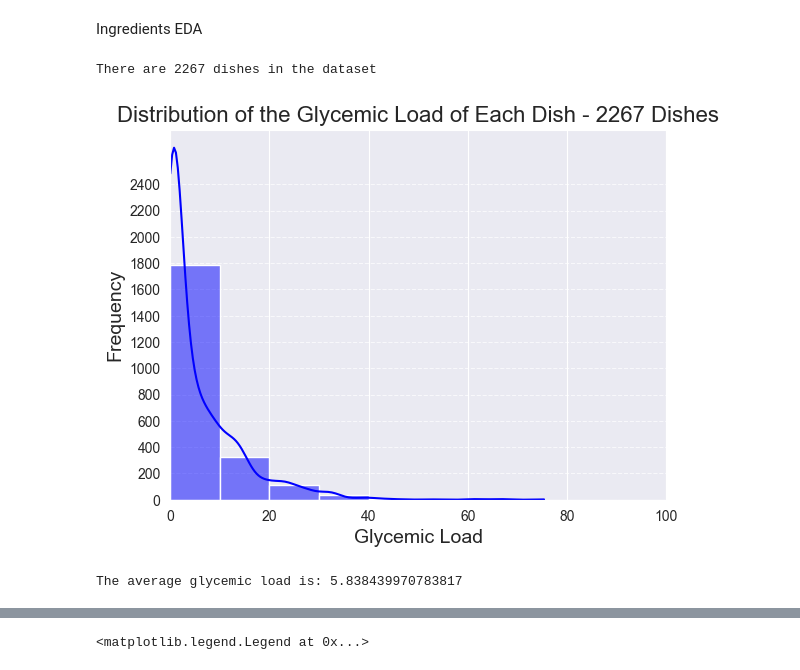
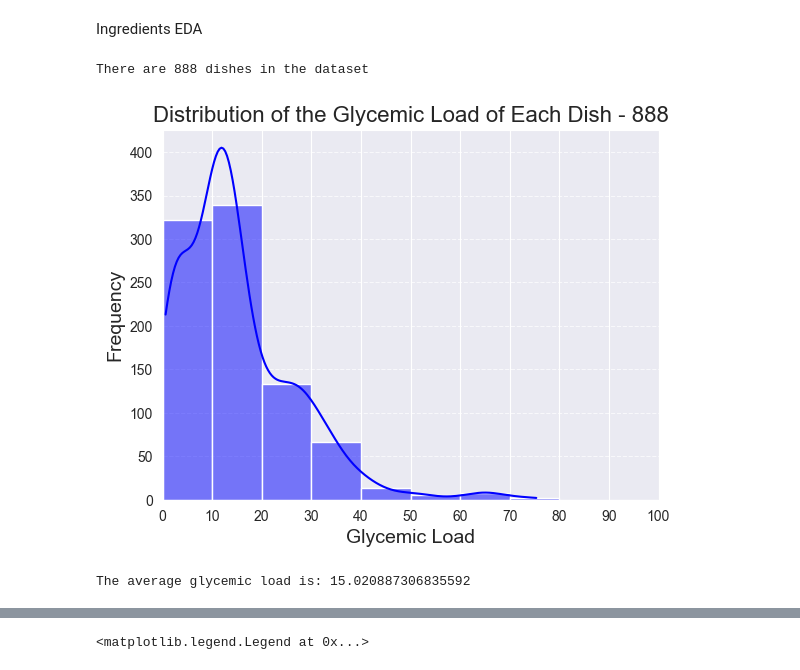
Before and after one commit to RotemGeva226/GlycemicLoad, a Jupyter notebook: Portions Estimation/notebooks/data_preprocessing.ipynb, the cells around one changed output, grey strips where cells are left out. Cells and saved outputs as stored; diff of their text form; code cells hidden in the pictures.

```diff
--- a/Portions Estimation/notebooks/data_preprocessing.ipynb
+++ b/Portions Estimation/notebooks/data_preprocessing.ipynb
@@ -39,33 +39,32 @@ for _, row in tqdm(df.iterrows(), total=len(df)):
 # %%
 import numpy as np
 import seaborn as sns
 import pandas as pd
 import matplotlib.pyplot as plt
 
-path = r"C:\Users\rotem.geva\PycharmProjects\GlycemicLoad\Portions Estimation\data\ingredients-110124.csv"
+path = r"C:\Users\rotem.geva\PycharmProjects\GlycemicLoad\Portions Estimation\data\ingredients - 888.csv"
 df = pd.read_csv(path)
 
 grouped_dishes = df.groupby('Dish ID')
 gl = []
 
 print(f'There are {grouped_dishes.ngroups} dishes in the dataset')
-# In the full dataset there are 4773 dishes.
 
 for group in grouped_dishes.groups:
     gl.append(grouped_dishes.get_group(group)['Glycemic Load'].sum())
 
 bins = np.arange(0, 101, 10)
 sns.histplot(gl, kde=True, color='blue', bins=bins)
-plt.title('Distribution of the Glycemic Load of Each Dish - 2267 Dishes', fontsize=16)
+plt.title('Distribution of the Glycemic Load of Each Dish - 888', fontsize=16)
 plt.xlabel('Glycemic Load', fontsize=14)
 plt.ylabel('Frequency', fontsize=14)
 plt.grid(axis='y', linestyle='--', alpha=0.7)
 plt.xlim((0,100))
-plt.yticks(range(0,2500, 200))
+plt.xticks(bins)
 plt.show()
 
 print(f'The average glycemic load is: {sum(gl)/len(gl)}')
 # %% [output]
-There are 2267 dishes in the dataset
+There are 888 dishes in the dataset
-[figure, old version]
+[figure, new version]
-The average glycemic load is: 5.838439970783817
+The average glycemic load is: 15.020887306835592
```
Also changed, not shown: parts of 2 cells of this notebook, 4 other files.
